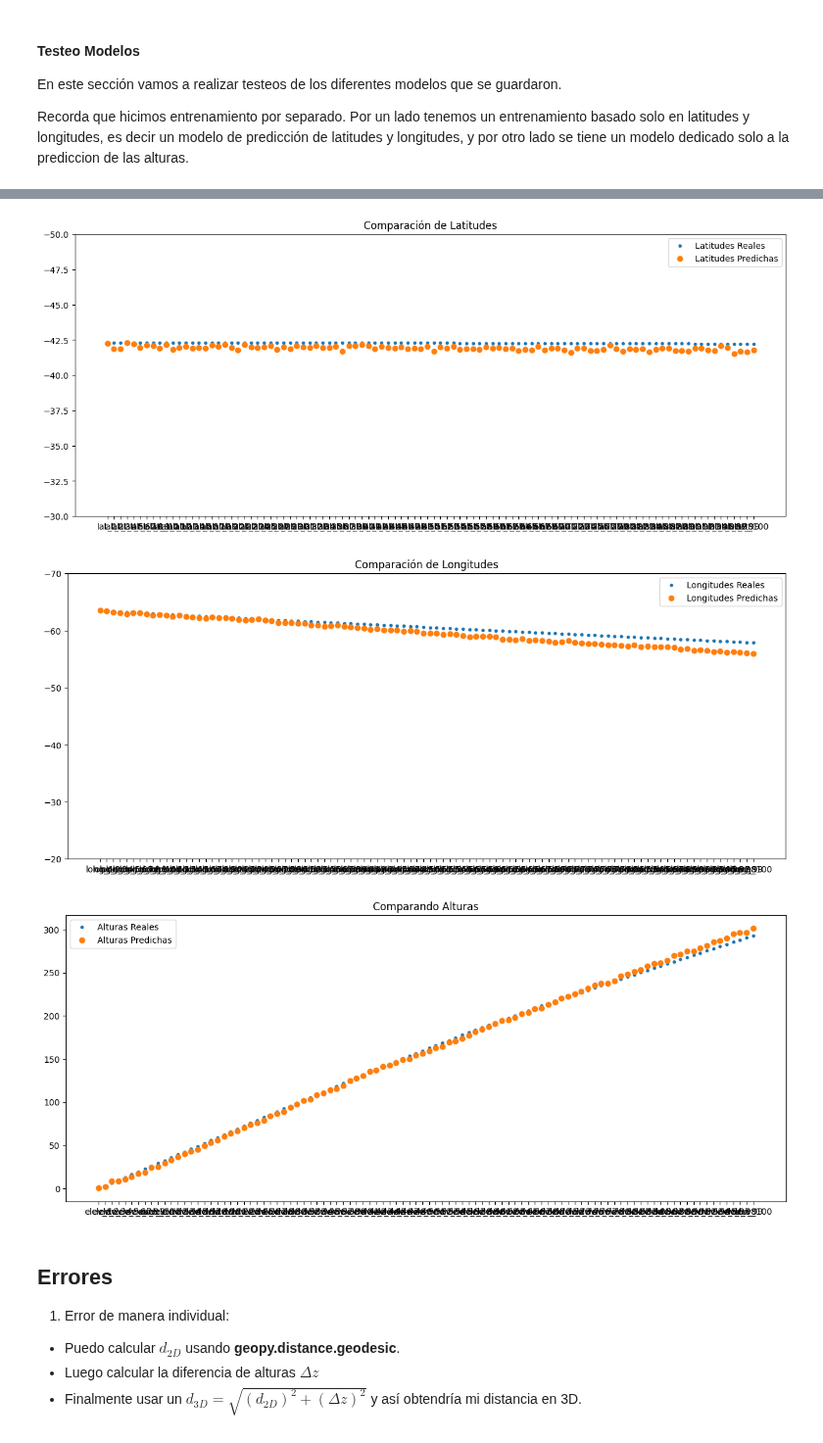
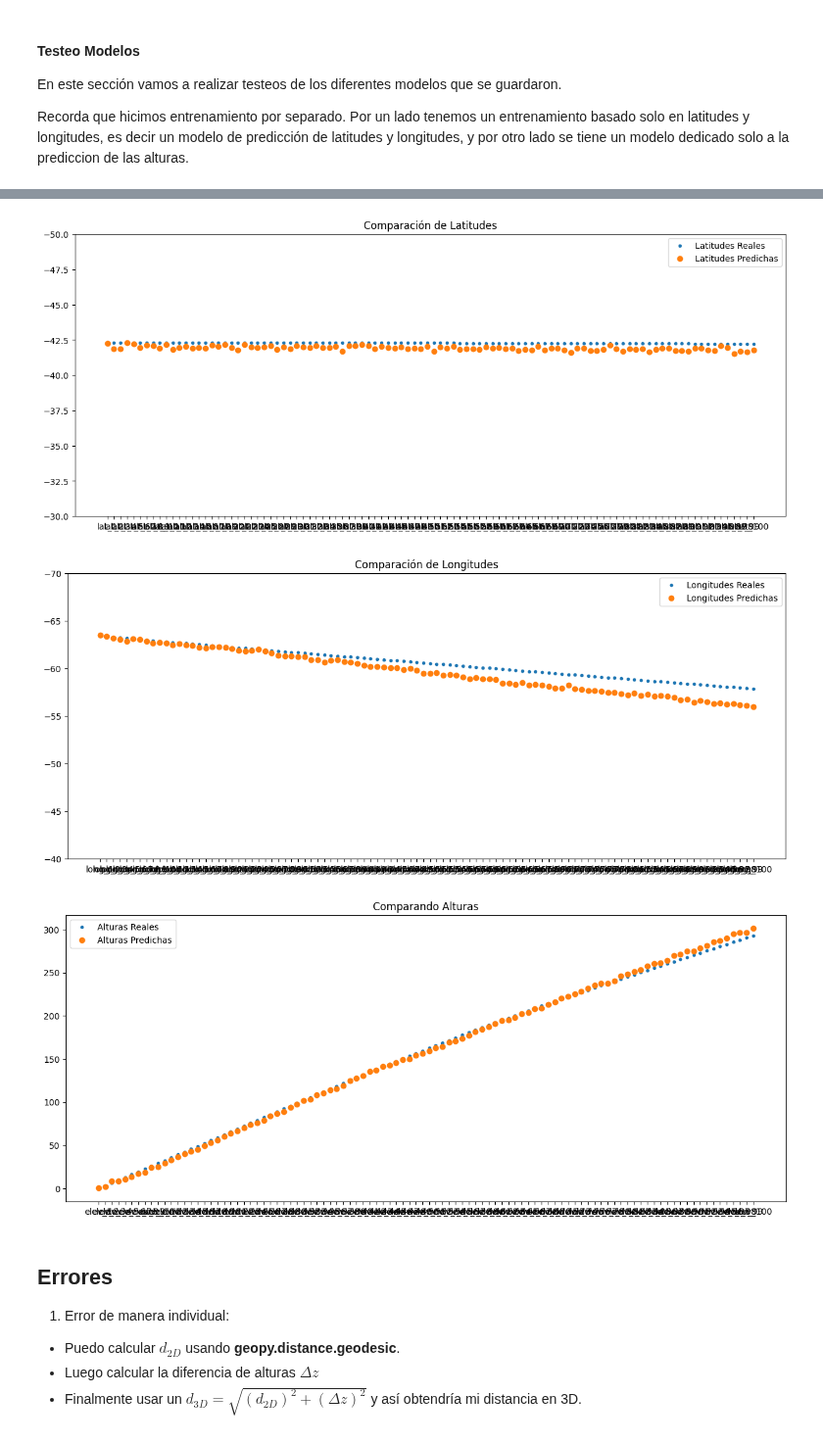
Before and after one commit to ValeFernando840/Ray-Tracing, a Jupyter notebook: Testeo_Modelos.ipynb, the cells around one changed output, grey strips where cells are left out. Shown at 98% size. Saved outputs shown, nothing was run; the diff lists cells and outputs as text; code cells hidden in the pictures.

```diff
--- a/Testeo_Modelos.ipynb
+++ b/Testeo_Modelos.ipynb
@@ -37,32 +38,32 @@ y_true_heights = y_true[200:300]
 # %%
 # Grafica Latitudes
 plt.figure(figsize = (15,6))
 plt.plot(y_true_latitudes, label = 'Latitudes Reales', linestyle = 'None', marker = '.')
 plt.plot(y_pred_latitudes, label = 'Latitudes Predichas', linestyle = 'None', marker = 'o')
 plt.ylim(-30,-50)
 plt.title('Comparación de Latitudes')
 plt.legend()
 plt.show()
 
 # Graf. Longitudes
 plt.figure(figsize=(15,6))
 plt.plot(y_true_longitudes,label= 'Longitudes Reales', linestyle = 'None',marker= '.')
 plt.plot(y_pred_longitudes,label= 'Longitudes Predichas', linestyle = 'None', marker = 'o')
-plt.ylim(-20,-70)
+plt.ylim(-40,-70)
 plt.title("Comparación de Longitudes")
 plt.legend()
 plt.show()
 
 # Graf. Alturas
 plt.figure(figsize=(15,6))
 plt.plot(y_true_heights, label = "Alturas Reales",linestyle= 'None', marker = '.')
 plt.plot(y_pred_heights, label = "Alturas Predichas", linestyle = 'None', marker = 'o')
 plt.title("Comparando Alturas")
 plt.legend()
 plt.show()
 # %% [output]
 [figure]
-[figure, old version]
+[figure, new version]
 [figure]
 # %% [markdown]
 ## Errores
```
Also changed, not shown: parts of 14 cells of this notebook, 3 other files.
